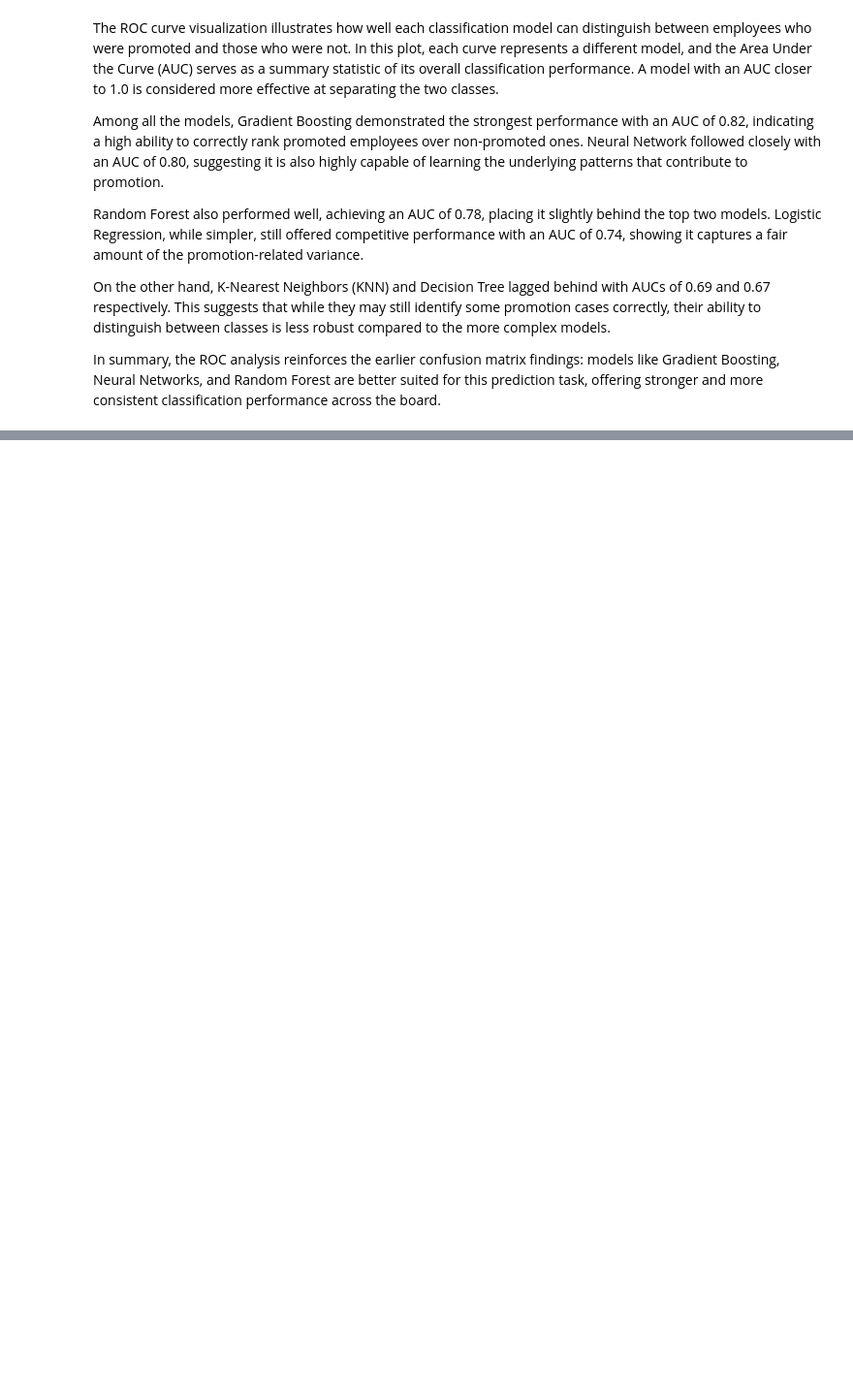
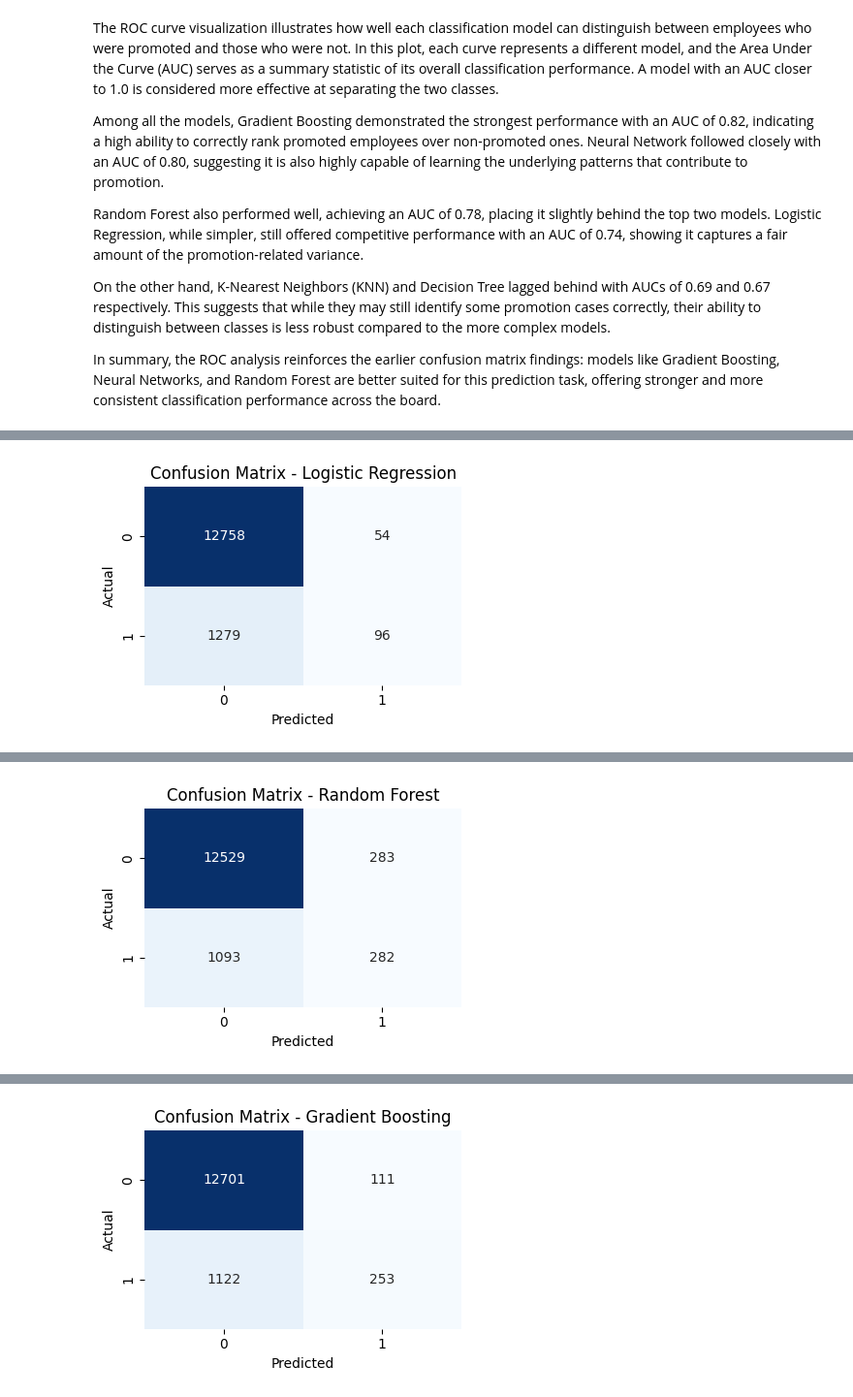
Before and after one commit to dfar1a/IA-project, a Jupyter notebook: project2/Untitled0.ipynb, the cells around one changed output, grey strips where cells are left out. Shown at 97% size. Saved outputs shown, nothing was run; the diff lists cells and outputs as text; code cells hidden in the pictures; blank space fills up the shorter version.

Commit message:
feature selection and lightgbm

```diff
--- a/project2/Untitled0.ipynb
+++ b/project2/Untitled0.ipynb
@@ -841,0 +1006,76 @@ This horizontal bar chart ranks the features by how much they contribute to the
+# %%
+import pandas as pd
+import numpy as np
+from sklearn.preprocessing import LabelEncoder
+from sklearn.feature_selection import SelectKBest, chi2
+from sklearn.model_selection import train_test_split
+from sklearn.metrics import classification_report, confusion_matrix
+from sklearn.linear_model import LogisticRegression
+from sklearn.ensemble import RandomForestClassifier, GradientBoostingClassifier
+from sklearn.tree import DecisionTreeClassifier
+from sklearn.neural_network import MLPClassifier
+import seaborn as sns
+import matplotlib.pyplot as plt
+
+# Copy original data
+df_fs = df.copy()
+
+# Temporarily Label Encode categorical columns
+cat_cols = df_fs.select_dtypes(include='object').columns
+label_encoders = {}
+
+for col in cat_cols:
+    le = LabelEncoder()
+    df_fs[col] = le.fit_transform(df_fs[col].astype(str))
+    label_encoders[col] = le
+
+# Define features and target
+X_fs = df_fs.drop(columns=['is_promoted'])
+y_fs = df_fs['is_promoted']
+
+# Apply Chi-Square feature selection
+selector = SelectKBest(score_func=chi2, k=8)
+X_selected = selector.fit_transform(X_fs, y_fs)
+selected_feature_names = X_fs.columns[selector.get_support()].tolist()
+
+print("Top 7 selected features:")
+print(selected_feature_names)
+
+# One-hot encode categorical columns from original df
+df_encoded = pd.get_dummies(df, columns=cat_cols, drop_first=True)
+
+# Align selected features with the one-hot encoded dataframe
+available_features = [f for f in selected_feature_names if f in df_encoded.columns]
+X = df_encoded[available_features]
+y = df_encoded['is_promoted']
+
+# Train/test split
+X_train, X_test, y_train, y_test = train_test_split(X, y, test_size=0.3, random_state=42, stratify=y)
+
+# Define classifiers
+models = {
+    "Logistic Regression": LogisticRegression(max_iter=1000),
+    "Random Forest": RandomForestClassifier(),
+    "Gradient Boosting": GradientBoostingClassifier(),
+    "Decision Tree": DecisionTreeClassifier(),
+    "Neural Network": MLPClassifier(max_iter=500)
+}
+
+#Train and evaluate models
+for name, model in models.items():
+    print(f"\n {name} Results")
+    model.fit(X_train, y_train)
+    y_pred = model.predict(X_test)
+
+    print(classification_report(y_test, y_pred, zero_division=0))
+
+    # Confusion matrix
+    cm = confusion_matrix(y_test, y_pred)
+    plt.figure(figsize=(4, 3))
+    sns.heatmap(cm, annot=True, fmt="d", cmap="Blues", cbar=False)
+    plt.title(f"Confusion Matrix - {name}")
+    plt.ylabel("Actual")
+    plt.xlabel("Predicted")
+    plt.tight_layout()
+    plt.show()
+# %% [output]
@@ -841,0 +1094 @@ This horizontal bar chart ranks the features by how much they contribute to the
+[figure, added]
@@ -841,0 +1104 @@ This horizontal bar chart ranks the features by how much they contribute to the
+[figure, added]
@@ -841,0 +1114 @@ This horizontal bar chart ranks the features by how much they contribute to the
+[figure, added]
```
Also changed, not shown: parts of 16 cells of this notebook.
